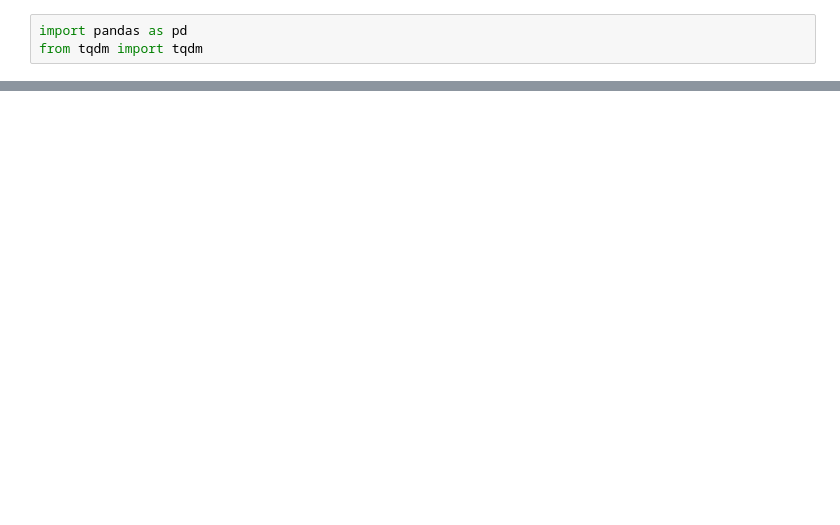
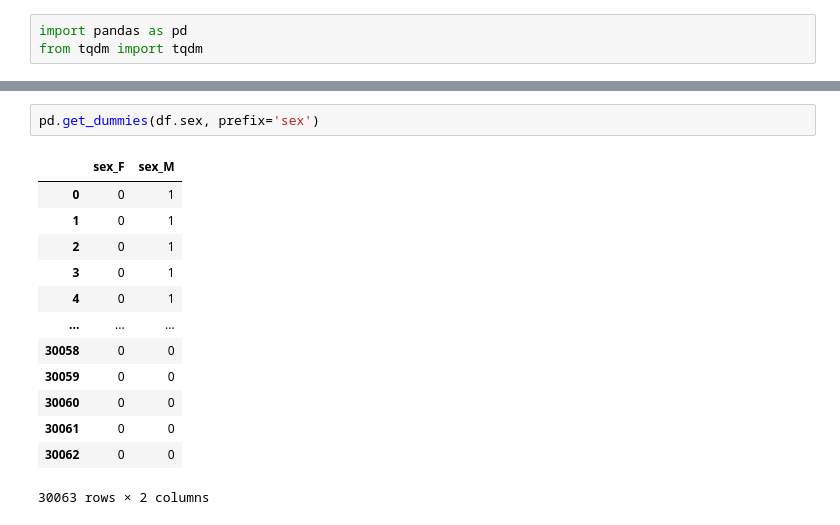
Before and after one commit to tupm2208/thalassemia, a Jupyter notebook: notebooks/Untitled.ipynb, the cells around one changed output, grey strips where cells are left out. Drawn from its saved outputs; the diff is of its cells as text; blank space fills up the shorter version.

```diff
--- a/notebooks/Untitled.ipynb
+++ b/notebooks/Untitled.ipynb
@@ -58,0 +22,16 @@ process_dataframe(df, 'out.csv')
+# %%
+pd.get_dummies(df.sex, prefix='sex')
+# %% [output]
+|  | sex_F | sex_M |
+| 0 | 0 | 1 |
+| 1 | 0 | 1 |
+| 2 | 0 | 1 |
+| 3 | 0 | 1 |
+| 4 | 0 | 1 |
+| ... | ... | ... |
+| 30058 | 0 | 0 |
+| 30059 | 0 | 0 |
+| 30060 | 0 | 0 |
+| 30061 | 0 | 0 |
+| 30062 | 0 | 0 |
+30063 rows × 2 columns
```
Also changed, not shown: parts of 7 cells of this notebook, 12 other files.
